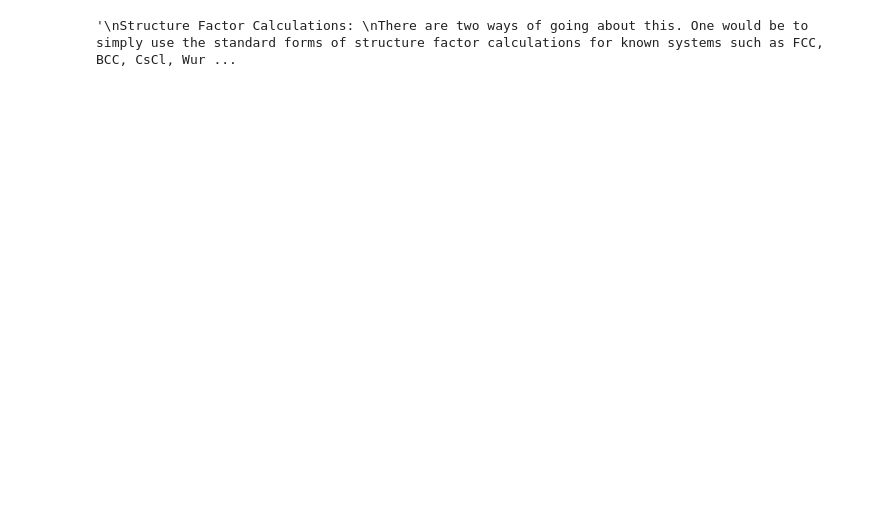
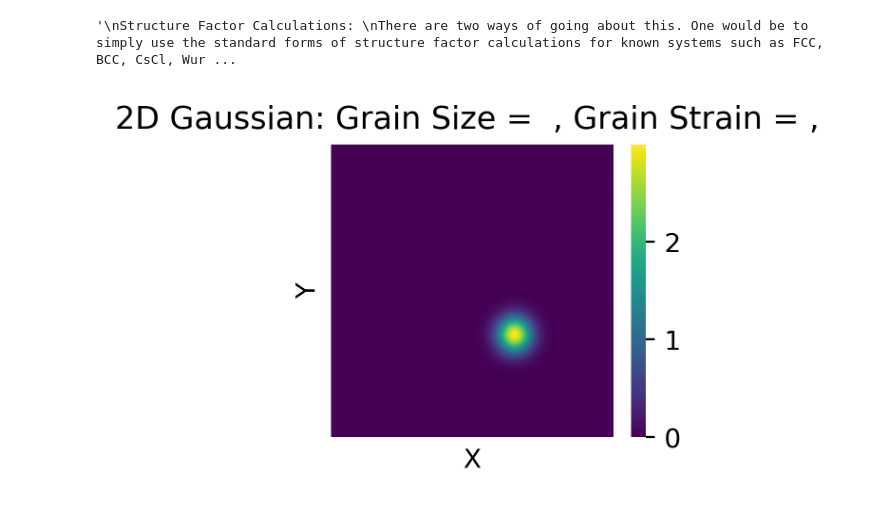
Before and after one commit to harrison1125/2D_xray_generator, a Jupyter notebook: XRD OOP Gen.ipynb, the cells around one changed output. Saved outputs shown, nothing was run; the diff lists cells and outputs as text; code cells hidden in the pictures; blank space fills up the shorter version.

```diff
--- a/XRD OOP Gen.ipynb
+++ b/XRD OOP Gen.ipynb
@@ -335,6 +332,82 @@ need to create a full dictionary of every possible space group, and every possib
 '''
 # %% [output]
 '\nStructure Factor Calculations: \nThere are two ways of going about this. One would be to simply use the standard forms of structure factor calculations for known systems such as FCC, BCC, CsCl, Wur ...
+# %%
+###############################################################################
+# USER-DEFINED PARAMETERS
+###############################################################################
+# --- Gaussian parameters ---
+def fwhm_to_sigma(fwhm):
+    """
+    Convert FWHM to standard deviation sigma for a 1D Gaussian.
+    FWHM = 2 * sqrt(2 * ln(2)) * sigma
+    """
+    return fwhm / (2.0 * np.sqrt(2.0 * np.log(2.0)))
+
+def bivariate_gaussian(x, y, amplitude, x0, y0, sigma_x, sigma_y):
+    """
+    Returns the 2D Gaussian value at each point in the meshgrid (x, y).
+    No correlation term, so it factors into (x part) * (y part).
+    """
+    return amplitude * np.exp(-(
+        ((x - x0)**2)/(2 * sigma_x**2) + ((y - y0)**2)/(2 * sigma_y**2)
+    ))
+
+FWHM = 10.0          # Full Width at Half Maximum (assuming same in x & y)
+max_intensity = 3.0  # Peak amplitude
+x_center = 65.0      # x-location of the Gaussian center
+y_center = 65.0      # y-location of the Gaussian center
+
+# --- Map extents ---
+x_min, x_max = 0.0, 100.0
+y_min, y_max = 0.0, 100.0
+
+
+# --- Figure display settings ---
+# Later: Match these resolution settings against the MAXIMA detector
+fig_width = 2.4    # width in inches
+fig_height = 2   # height in inches
+dpi = 400        # dots per inch for the figure
+points_per_unit = 10
+
+###############################################################################
+# MAIN SCRIPT
+###############################################################################
+# 1. Convert FWHM -> sigma (assuming isotropic in x and y)
+sigma = fwhm_to_sigma(FWHM)
+
+# 2. Set up the meshgrid based on the chosen resolution
+#    - number of points in each axis = (max-min)*points_per_unit
+nx = int((x_max - x_min) * points_per_unit)
+ny = int((y_max - y_min) * points_per_unit)
+
+# Create coordinate arrays
+x_vals = np.linspace(x_min, x_max, nx)
+y_vals = np.linspace(y_min, y_max, ny)
+X, Y = np.meshgrid(x_vals, y_vals)
+
+# 3. Evaluate the 2D Gaussian on that grid
+Z = bivariate_gaussian(X, Y, max_intensity, x_center, y_center, sigma, sigma)
+
+# 4. Plot using Seaborn heatmap
+#    - We specify figure size and dpi for controlling image resolution.
+plt.figure(figsize=(fig_width, fig_height), dpi=dpi)
+
+sns.heatmap(
+    Z,
+    xticklabels=False,  # Hide tick labels for clarity (optional)
+    yticklabels=False,
+    cmap='viridis'
+)
+
+plt.title(f"2D Gaussian: Grain Size =  , Grain Strain = , ")
+plt.xlabel("X")
+plt.ylabel("Y")
+
+# 5. Show the result
+plt.show()
+# %% [output]
+[figure, added]
 # %%
 # Example Usage
 num_grains = int(input('how many grains?'))
```
Also changed, not shown: parts of 13 cells of this notebook.
